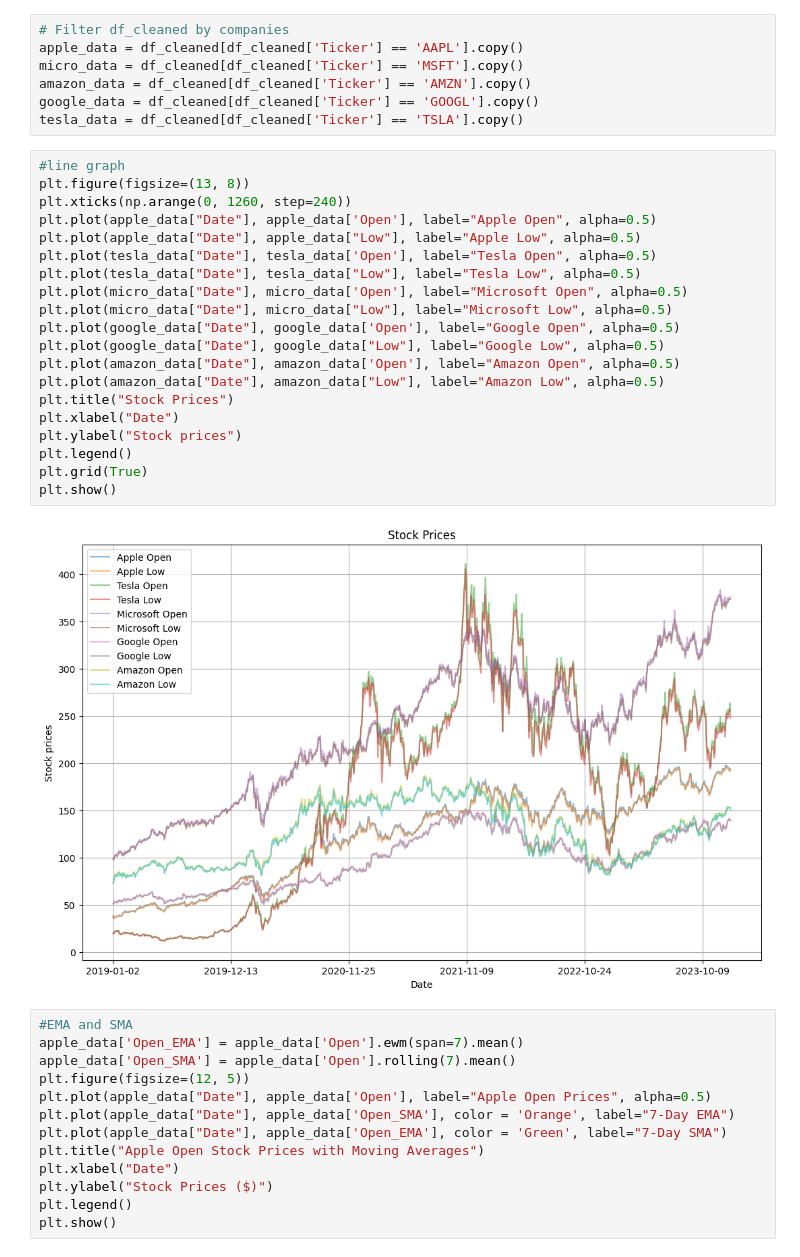
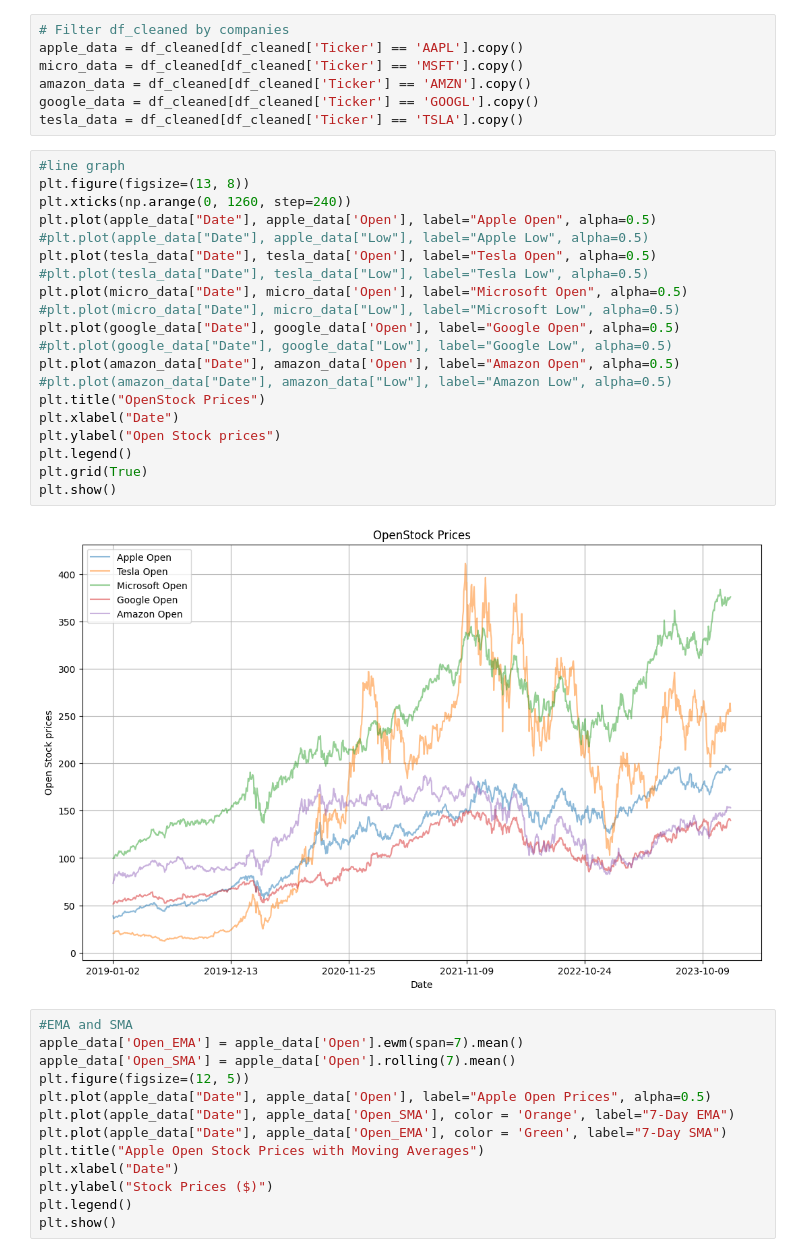
Before and after one commit to hongdaoyang512-bit/Stock_Analysis, a Jupyter notebook: Stock_Market_Prediction(4).ipynb, the cells around one changed output. Cells and saved outputs as stored; diff of their text form.

```diff
--- a/Stock_Market_Prediction(4).ipynb
+++ b/Stock_Market_Prediction(4).ipynb
@@ -140,25 +140,25 @@ tesla_data = df_cleaned[df_cleaned['Ticker'] == 'TSLA'].copy()
 # %%
 #line graph
 plt.figure(figsize=(13, 8))
 plt.xticks(np.arange(0, 1260, step=240))
 plt.plot(apple_data["Date"], apple_data['Open'], label="Apple Open", alpha=0.5)
-plt.plot(apple_data["Date"], apple_data["Low"], label="Apple Low", alpha=0.5)
+#plt.plot(apple_data["Date"], apple_data["Low"], label="Apple Low", alpha=0.5)
 plt.plot(tesla_data["Date"], tesla_data['Open'], label="Tesla Open", alpha=0.5)
-plt.plot(tesla_data["Date"], tesla_data["Low"], label="Tesla Low", alpha=0.5)
+#plt.plot(tesla_data["Date"], tesla_data["Low"], label="Tesla Low", alpha=0.5)
 plt.plot(micro_data["Date"], micro_data['Open'], label="Microsoft Open", alpha=0.5)
-plt.plot(micro_data["Date"], micro_data["Low"], label="Microsoft Low", alpha=0.5)
+#plt.plot(micro_data["Date"], micro_data["Low"], label="Microsoft Low", alpha=0.5)
 plt.plot(google_data["Date"], google_data['Open'], label="Google Open", alpha=0.5)
-plt.plot(google_data["Date"], google_data["Low"], label="Google Low", alpha=0.5)
+#plt.plot(google_data["Date"], google_data["Low"], label="Google Low", alpha=0.5)
 plt.plot(amazon_data["Date"], amazon_data['Open'], label="Amazon Open", alpha=0.5)
-plt.plot(amazon_data["Date"], amazon_data["Low"], label="Amazon Low", alpha=0.5)
-plt.title("Stock Prices")
+#plt.plot(amazon_data["Date"], amazon_data["Low"], label="Amazon Low", alpha=0.5)
+plt.title("OpenStock Prices")
 plt.xlabel("Date")
-plt.ylabel("Stock prices")
+plt.ylabel("Open Stock prices")
 plt.legend()
 plt.grid(True)
 plt.show()
 # %% [output]
-[figure, old version]
+[figure, new version]
 # %%
 #EMA and SMA
 apple_data['Open_EMA'] = apple_data['Open'].ewm(span=7).mean()
```
Also changed, not shown: parts of 5 cells of this notebook.
